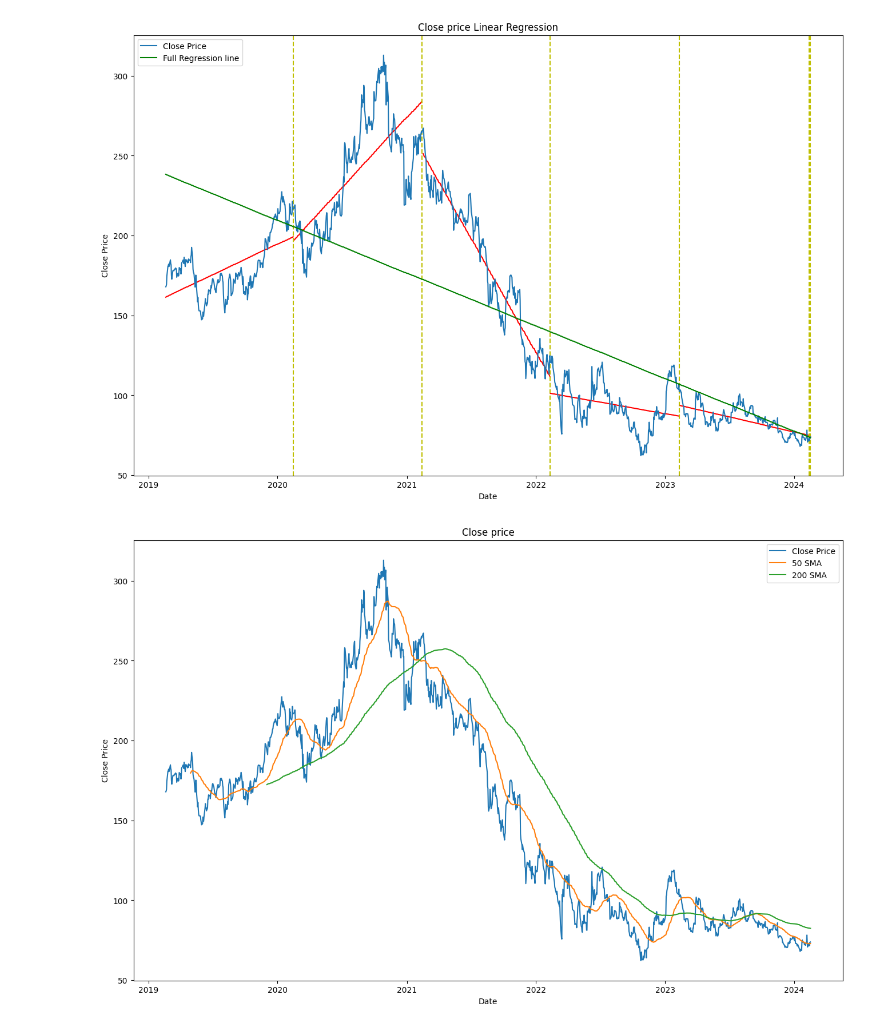
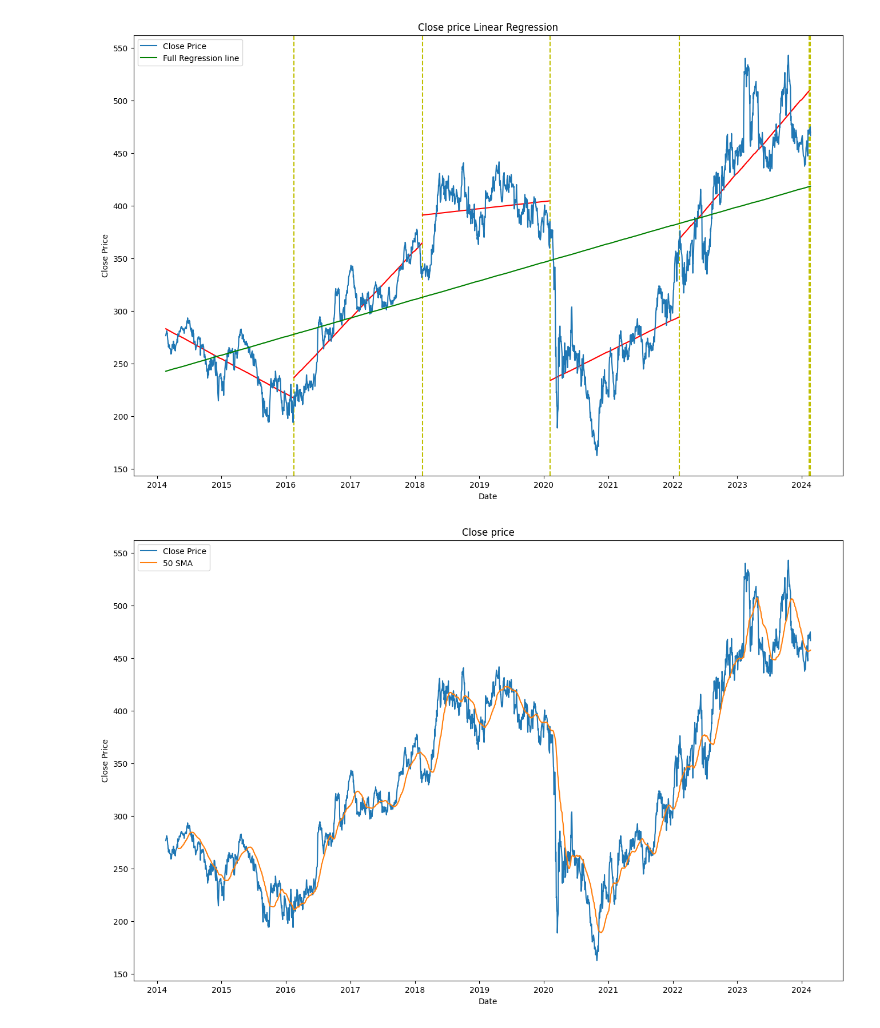
Before and after one commit to ivandimitrovkyulev/Notebooks, a Jupyter notebook: sample/analyses.ipynb, the cells around one changed output. Cells and saved outputs as stored; diff of their text form; code cells hidden in the pictures.

```diff
--- a/sample/analyses.ipynb
+++ b/sample/analyses.ipynb
@@ -4,12 +4,12 @@ import pandas as pd
 import numpy as np
 import matplotlib.pyplot as plt
 from sklearn.linear_model import LinearRegression
-from src import utils
+from src import utils, plotting
 
 
 pd.set_option('display.float_format', '{:,.0f}'.format)
 
-ticker = input(f"Enter ticker: ").upper()
-period = input(f"Enter period: ")
+ticker = "bp.l".upper()
+period = "10y"
 stock = yf.Ticker(ticker)
 history = stock.history(period=period)
@@ -84,8 +85,8 @@ history
 # %%
-utils.regression_price_chart(history, reg_line_count=5)
+plotting.plot_regression_line(history, reg_line_count=5)
 # %% [output]
-[figure, old version]
+[figure, new version]
 # %%
-utils.simple_moving_average(history, [50, 200])
+plotting.plot_sma(history, [50])
 # %% [output]
-[figure, old version]
+[figure, new version]
```
Also changed, not shown: parts of 6 cells of this notebook, 10 other files.
